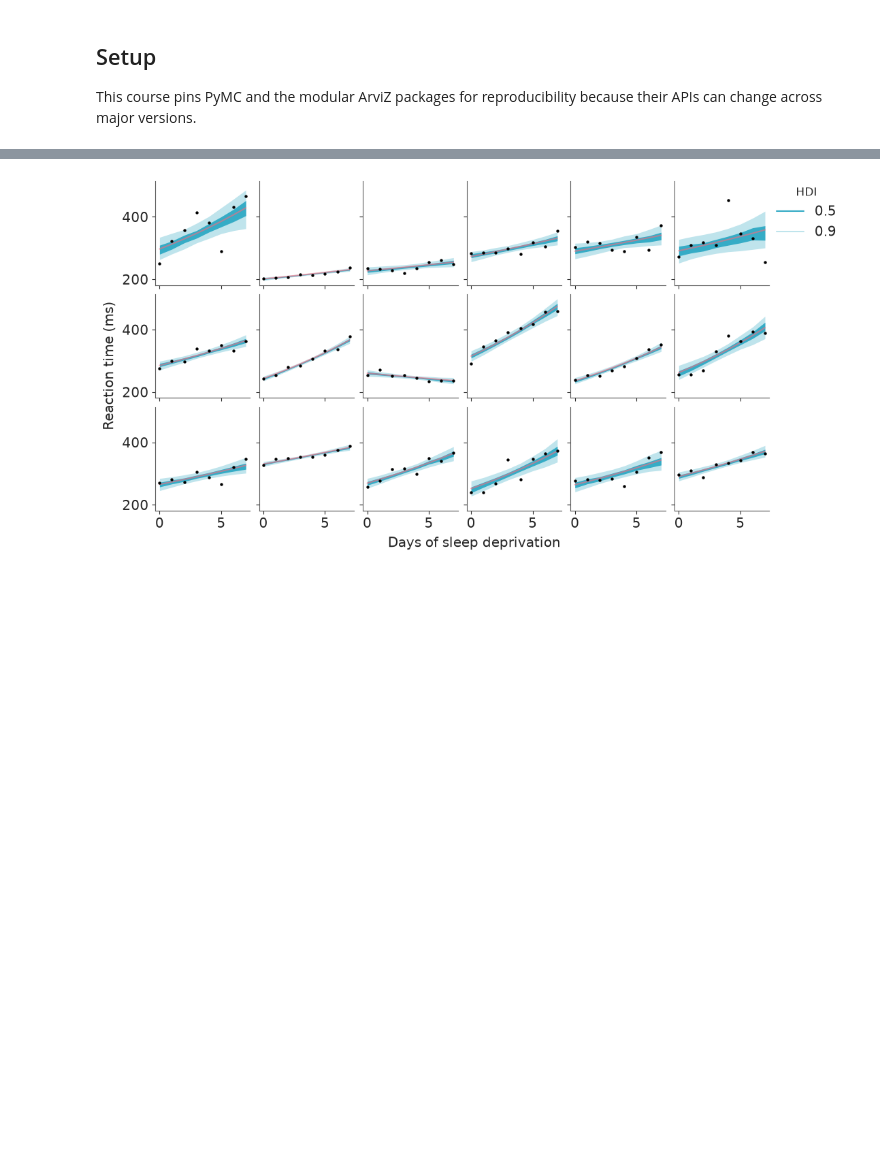
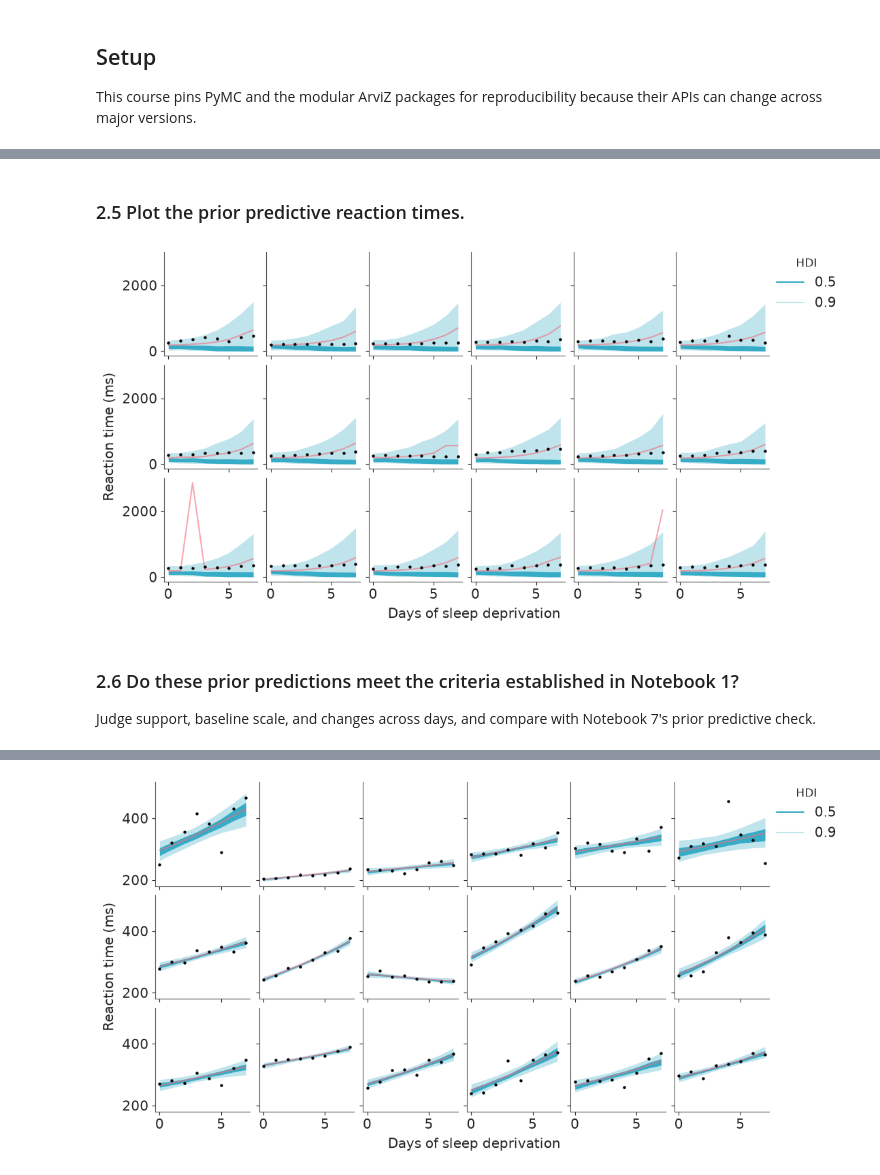
Before and after one commit to opherdonchin/BayesShortCourse, a Jupyter notebook: sleep/solved/08_lognormal_distributional.ipynb, the cells around one changed output, grey strips where cells are left out. Saved outputs shown, nothing was run; the diff lists cells and outputs as text; code cells hidden in the pictures; blank space fills up the shorter version.

```diff
--- a/sleep/solved/08_lognormal_distributional.ipynb
+++ b/sleep/solved/08_lognormal_distributional.ipynb
@@ -247,8 +43,0 @@ Before fitting, ask what reaction times the priors make plausible. Each panel is
-# %%
-with model:
-    prior = pm.sample_prior_predictive(
-        draws=500, var_names=["Reaction"], random_seed=RANDOM_SEED
-    )
-
-plot_participants(prior, "prior_predictive", "Reaction")
-plt.show()
@@ -309,0 +394,11 @@ Each panel shows posterior uncertainty in that participant's expected reaction t
+# %% [markdown]
+### 2.5 Plot the prior predictive reaction times.
+# %%
+plot_participants(prior, "prior_predictive", "y")
+plt.show()
+# %% [output]
+[figure, added]
+# %% [markdown]
+### 2.6 Do these prior predictions meet the criteria established in Notebook 1?
+
+Judge support, baseline scale, and changes across days, and compare with Notebook 7's prior predictive check.
```
Also changed, not shown: parts of 129 cells of this notebook, 4 other files.
